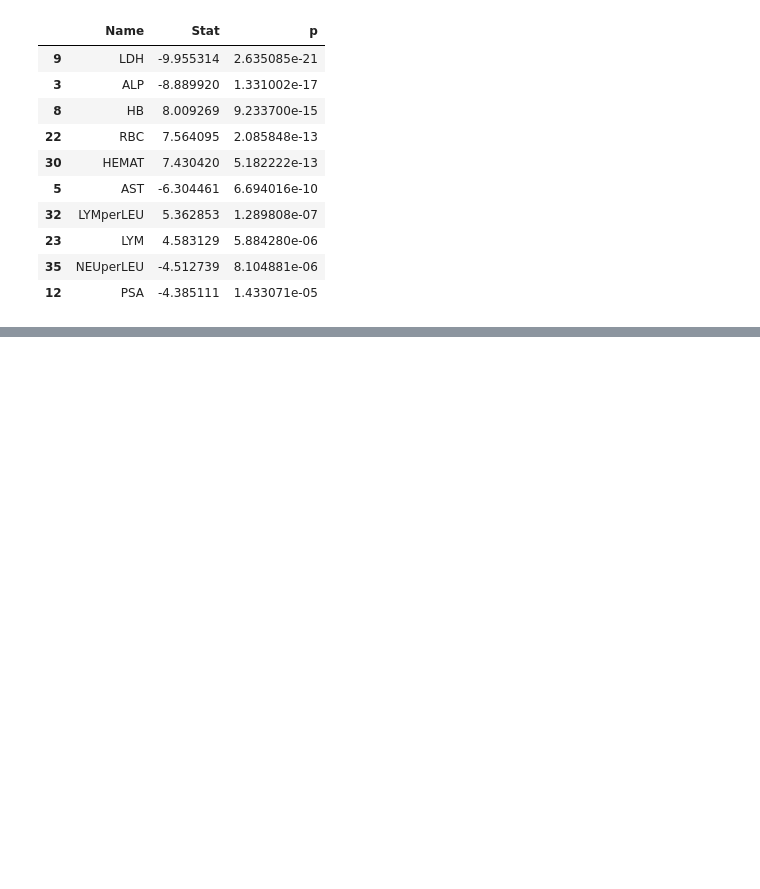
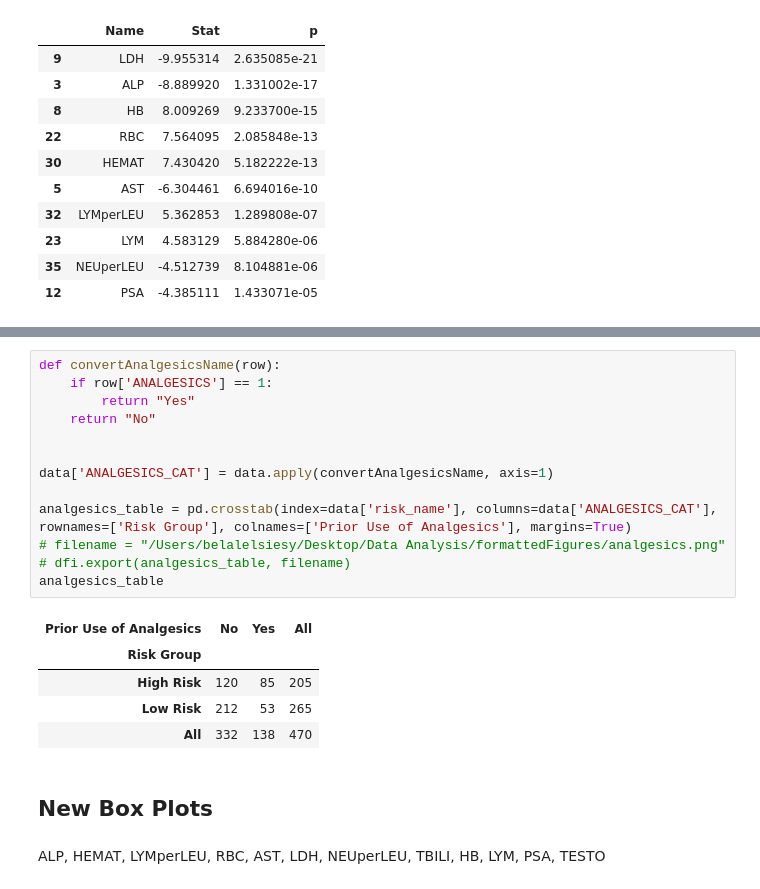
Before and after one commit to belalE/Prostate-Cancer, a Jupyter notebook: prostate-cancer-v2.ipynb, the cells around one changed output, grey strips where cells are left out. Drawn from its saved outputs; the diff is of its cells as text; blank space fills up the shorter version.

```diff
--- a/prostate-cancer-v2.ipynb
+++ b/prostate-cancer-v2.ipynb
@@ -512,0 +592,23 @@ continous_stats[continous_stats['p'] <= 0.0005].sort_values(by='p')
+# %%
+def convertAnalgesicsName(row):
+    if row['ANALGESICS'] == 1:
+        return "Yes"
+    return "No"
+
+
+data['ANALGESICS_CAT'] = data.apply(convertAnalgesicsName, axis=1)
+
+analgesics_table = pd.crosstab(index=data['risk_name'], columns=data['ANALGESICS_CAT'], rownames=['Risk Group'], colnames=['Prior Use of Analgesics'], margins=True)
+# filename = "/Users/belalelsiesy/Desktop/Data Analysis/formattedFigures/analgesics.png"
+# dfi.export(analgesics_table, filename)
+analgesics_table
+# %% [output]
+| Prior Use of Analgesics | No | Yes | All |
+| Risk Group |  |  |  |
+| High Risk | 120 | 85 | 205 |
+| Low Risk | 212 | 53 | 265 |
+| All | 332 | 138 | 470 |
+# %% [markdown]
+## New Box Plots
+# %% [markdown]
+ALP, HEMAT, LYMperLEU, RBC, AST, LDH, NEUperLEU, TBILI, HB, LYM, PSA, TESTO
```
Also changed, not shown: parts of 13 cells of this notebook, 1 other file.
